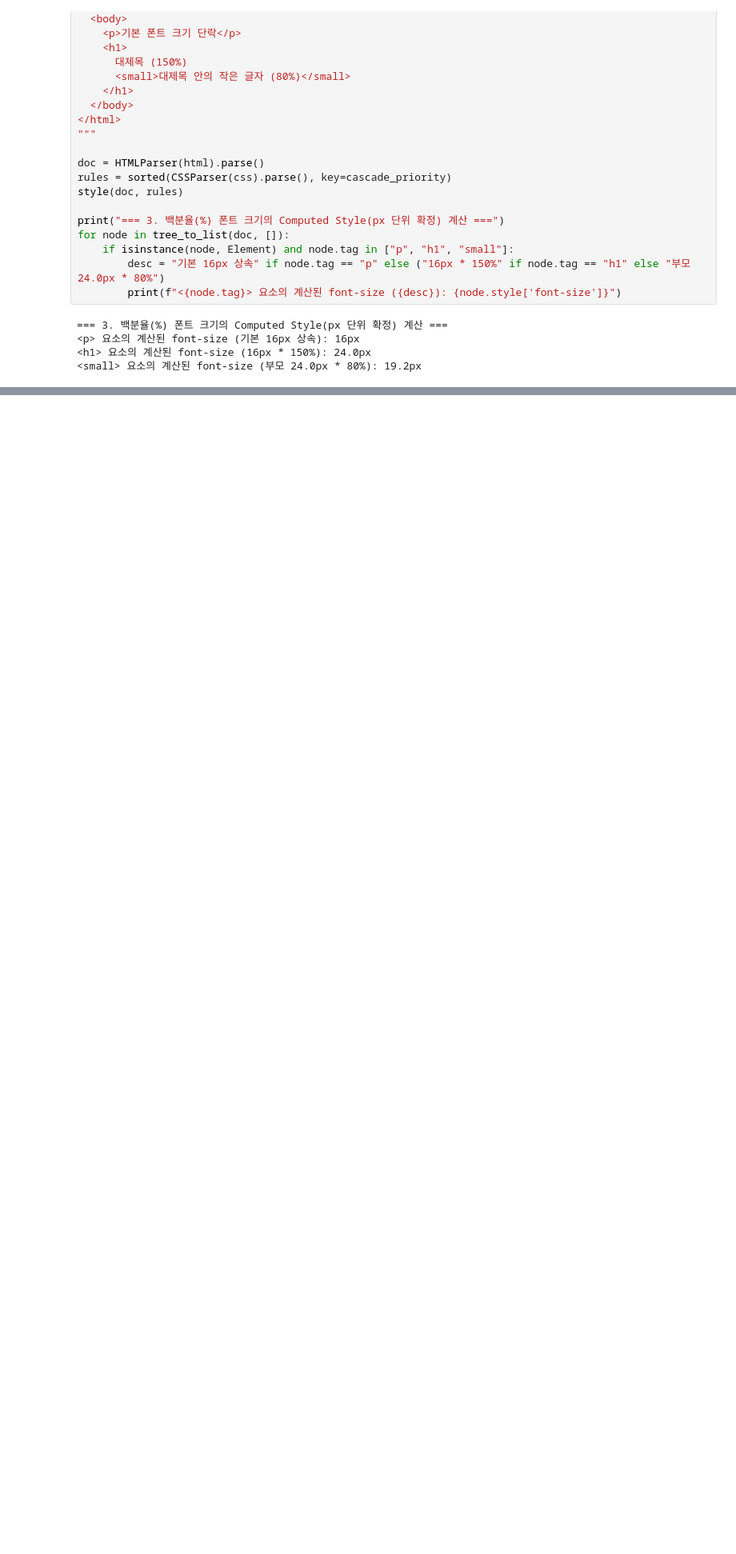
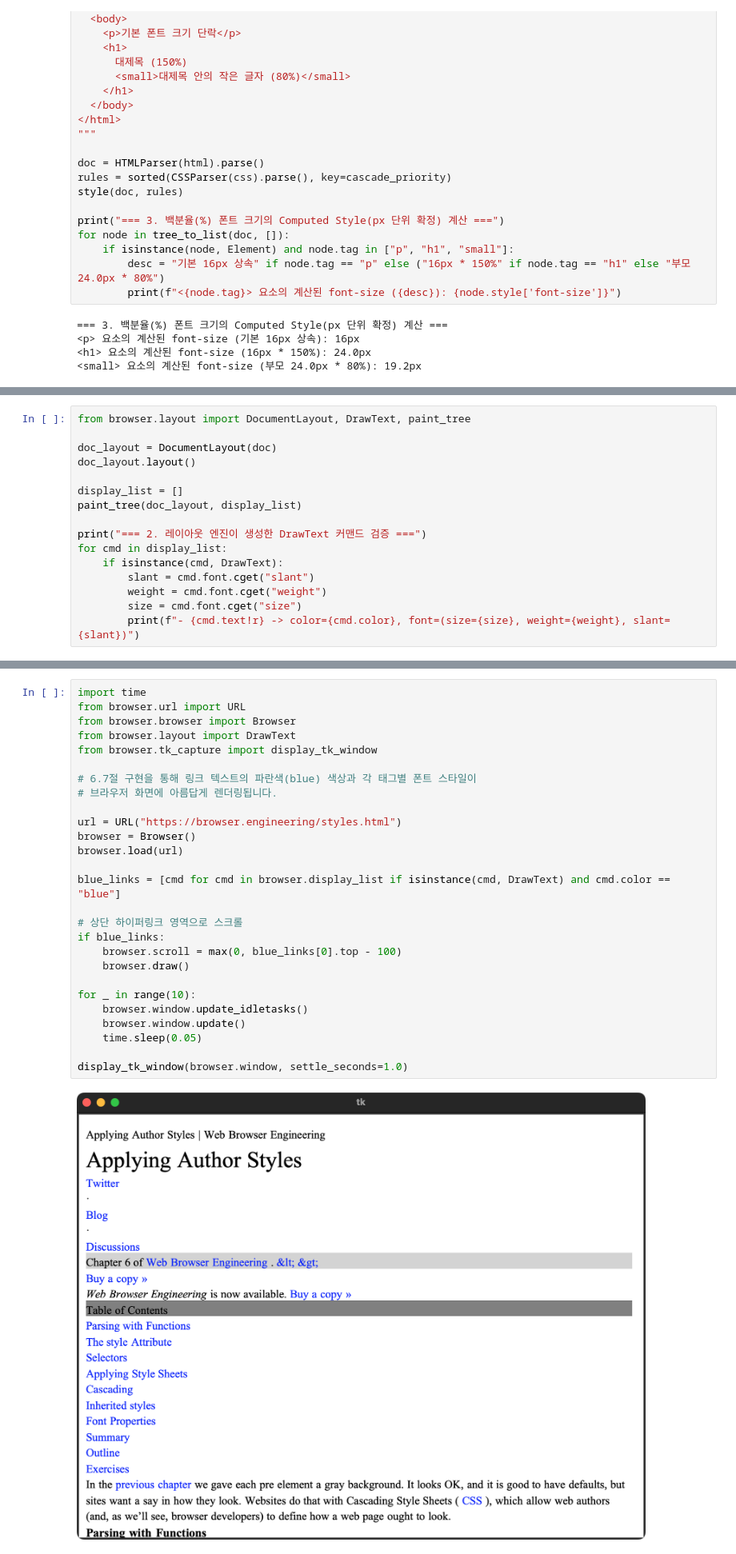
Before and after one commit to r4k0nb4k0n/browser-engineering-study, a Jupyter notebook: part-2-applying-author-styles-6-parsing-and-applying-css.ipynb, the cells around one changed output, grey strips where cells are left out. Shown at 80% size. Saved outputs shown, nothing was run; the diff lists cells and outputs as text; blank space fills up the shorter version.

```diff
--- a/part-2-applying-author-styles-6-parsing-and-applying-css.ipynb
+++ b/part-2-applying-author-styles-6-parsing-and-applying-css.ipynb
@@ -670,0 +704,16 @@ for node in tree_to_list(doc, []):
+# %%
+from browser.layout import DocumentLayout, DrawText, paint_tree
+
+doc_layout = DocumentLayout(doc)
+doc_layout.layout()
+
+display_list = []
+paint_tree(doc_layout, display_list)
+
+print("=== 2. 레이아웃 엔진이 생성한 DrawText 커맨드 검증 ===")
+for cmd in display_list:
+    if isinstance(cmd, DrawText):
+        slant = cmd.font.cget("slant")
+        weight = cmd.font.cget("weight")
+        size = cmd.font.cget("size")
+        print(f"- {cmd.text!r} -> color={cmd.color}, font=(size={size}, weight={weight}, slant={slant})")
@@ -670,0 +734,29 @@ for node in tree_to_list(doc, []):
+# %%
+import time
+from browser.url import URL
+from browser.browser import Browser
+from browser.layout import DrawText
+from browser.tk_capture import display_tk_window
+
+# 6.7절 구현을 통해 링크 텍스트의 파란색(blue) 색상과 각 태그별 폰트 스타일이
+# 브라우저 화면에 아름답게 렌더링됩니다.
+
+url = URL("https://browser.engineering/styles.html")
+browser = Browser()
+browser.load(url)
+
+blue_links = [cmd for cmd in browser.display_list if isinstance(cmd, DrawText) and cmd.color == "blue"]
+
+# 상단 하이퍼링크 영역으로 스크롤
+if blue_links:
+    browser.scroll = max(0, blue_links[0].top - 100)
+    browser.draw()
+
+for _ in range(10):
+    browser.window.update_idletasks()
+    browser.window.update()
+    time.sleep(0.05)
+
+display_tk_window(browser.window, settle_seconds=1.0)
+# %% [output]
+[figure, added]
```
Also changed, not shown: parts of 3 cells of this notebook, 3 other files.
